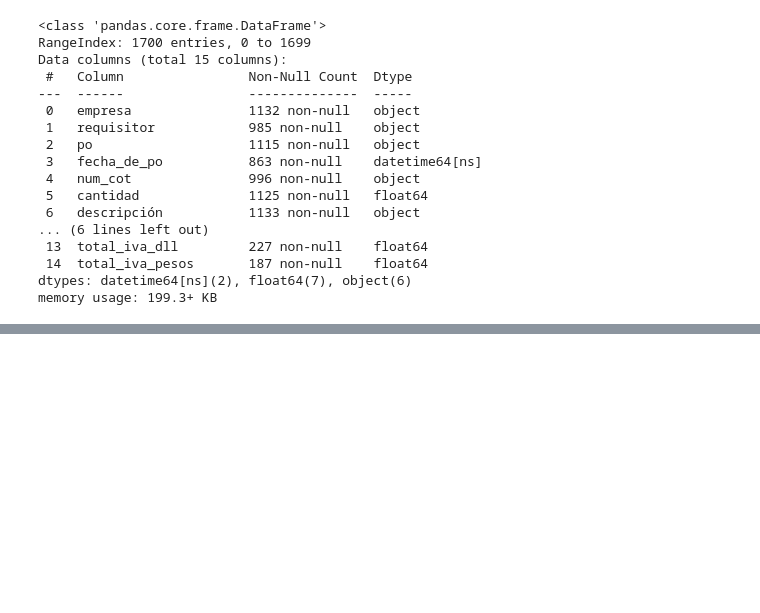
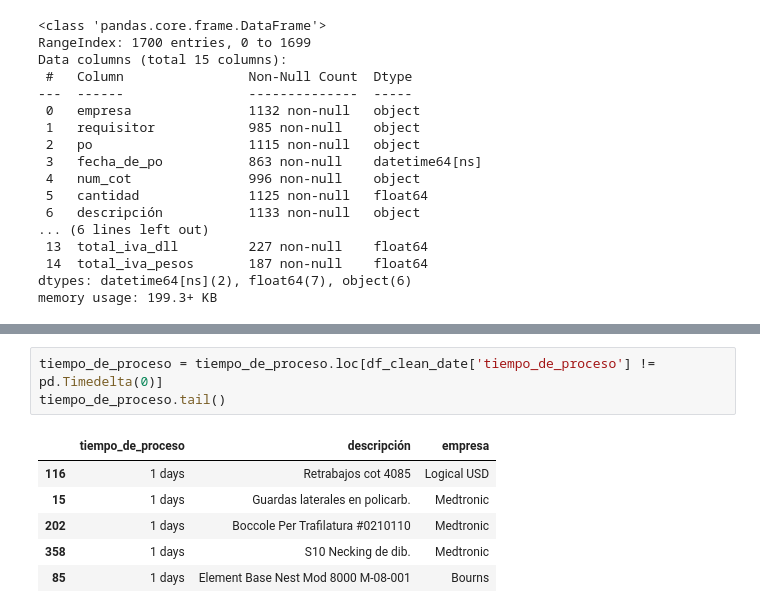
Before and after one commit to UnDogmaticSocrates/IDM_project, a Jupyter notebook: duracion_de_proyectos.ipynb, the cells around one changed output, grey strips where cells are left out. Drawn from its saved outputs; the diff is of its cells as text; blank space fills up the shorter version.

```diff
--- a/duracion_de_proyectos.ipynb
+++ b/duracion_de_proyectos.ipynb
@@ -90,0 +121,10 @@ df[df['tiempo_de_proceso'] == '-353 days']
+# %%
+tiempo_de_proceso = tiempo_de_proceso.loc[df_clean_date['tiempo_de_proceso'] != pd.Timedelta(0)]
+tiempo_de_proceso.tail()
+# %% [output]
+|  | tiempo_de_proceso | descripción | empresa |
+| 116 | 1 days | Retrabajos cot 4085 | Logical USD |
+| 15 | 1 days | Guardas laterales en policarb. | Medtronic |
+| 202 | 1 days | Boccole Per Trafilatura #0210110 | Medtronic |
+| 358 | 1 days | S10 Necking de dib. | Medtronic |
+| 85 | 1 days | Element Base Nest Mod 8000 M-08-001 | Bourns |
```
Also changed, not shown: parts of 16 cells of this notebook, 7 other files.
